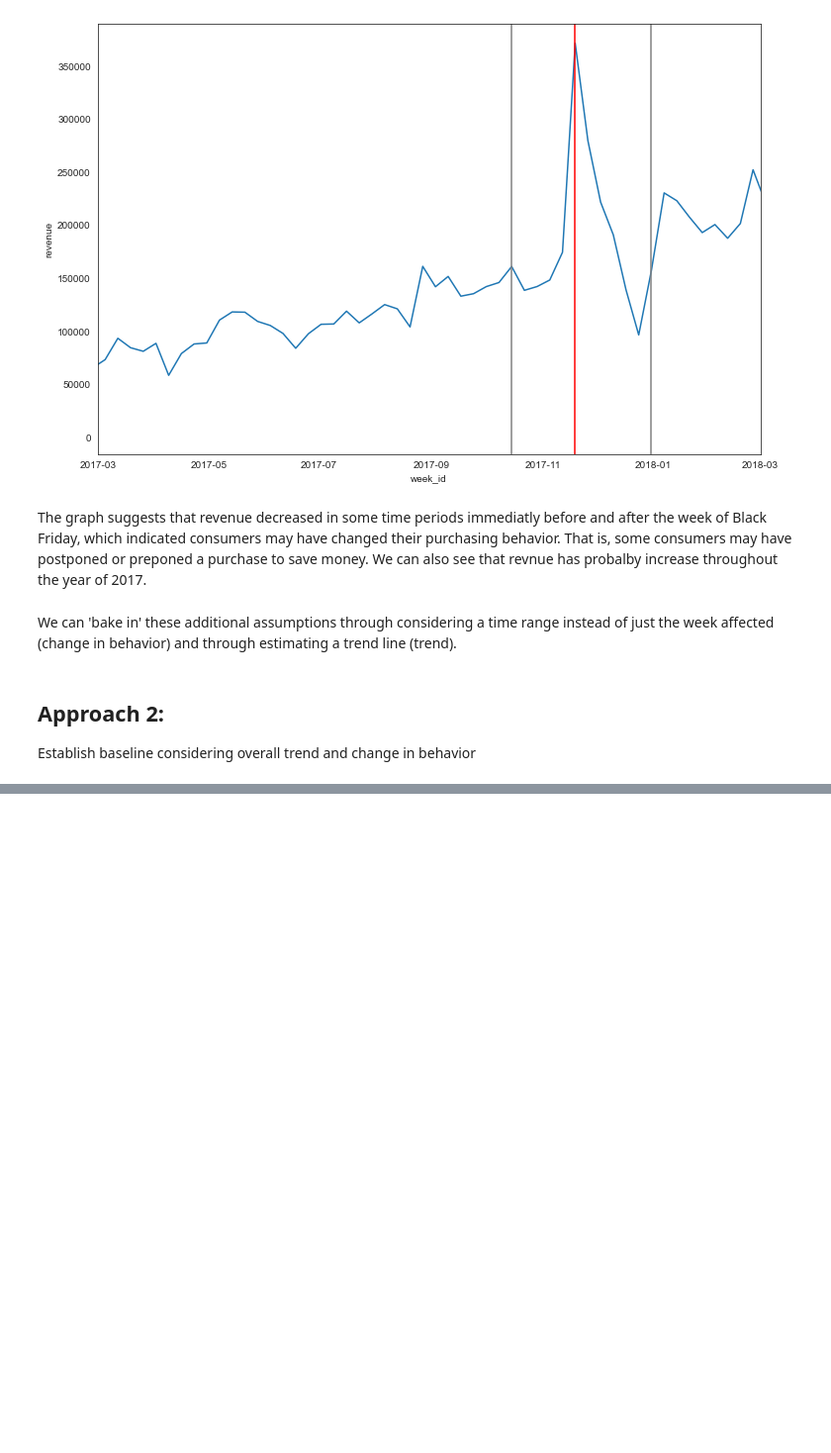
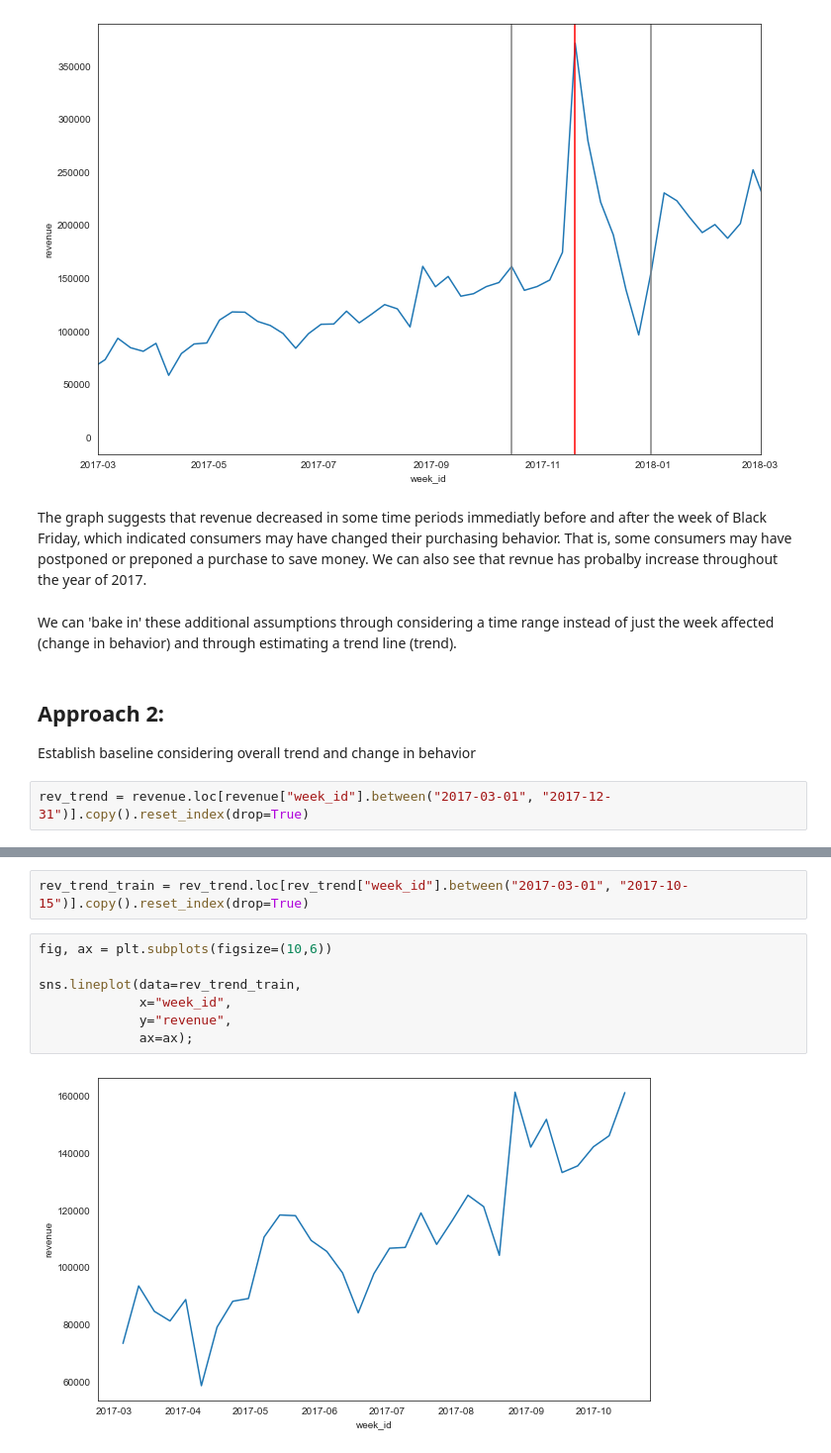
Before and after one commit to ironhack-datalabs/data-ber-08-20, a Jupyter notebook: Notes/module-2/week-5/2-impact_analysis.ipynb, the cells around one changed output, grey strips where cells are left out. Shown: that part at 99% size. Drawn from its saved outputs; the diff is of its cells as text; blank space fills up the shorter version.

```diff
--- a/Notes/module-2/week-5/2-impact_analysis.ipynb
+++ b/Notes/module-2/week-5/2-impact_analysis.ipynb
@@ -139,3 +137,5 @@ We can 'bake in' these additional assumptions through considering a time range i
 # %% [markdown]
 ## Approach 2:
 Establish baseline considering overall trend and change in behavior
+# %%
+rev_trend = revenue.loc[revenue["week_id"].between("2017-03-01", "2017-12-31")].copy().reset_index(drop=True)
@@ -141,0 +151,11 @@ Establish baseline considering overall trend and change in behavior
+# %%
+rev_trend_train = rev_trend.loc[rev_trend["week_id"].between("2017-03-01", "2017-10-15")].copy().reset_index(drop=True)
+# %%
+fig, ax = plt.subplots(figsize=(10,6))
+
+sns.lineplot(data=rev_trend_train,
+             x="week_id",
+             y="revenue",
+             ax=ax);
+# %% [output]
+[figure, added]
```
Also changed, not shown: parts of 41 cells of this notebook, 5 other files.
